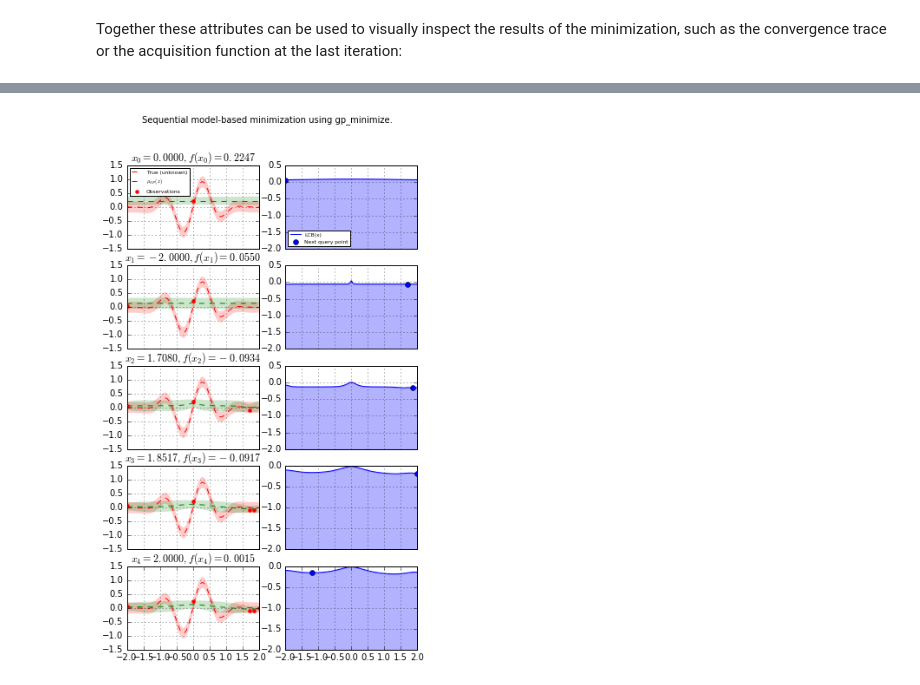
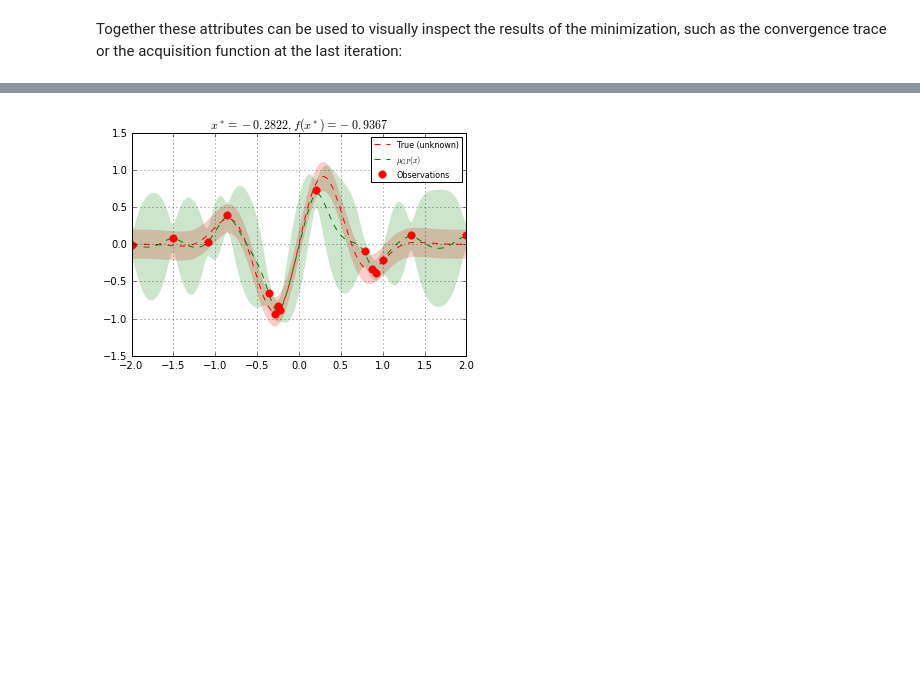
Before and after one commit to scikit-optimize/scikit-optimize, a Jupyter notebook: examples/bayesian-optimization.ipynb, the cells around one changed output, grey strips where cells are left out. Saved outputs shown, nothing was run; the diff lists cells and outputs as text; code cells hidden in the pictures; blank space fills up the shorter version.

```diff
--- a/examples/bayesian-optimization.ipynb
+++ b/examples/bayesian-optimization.ipynb
@@ -74,18 +74,13 @@ plt.show()
 Bayesian optimization based on gaussian process regression is implemented in `skopt.gp_minimize` and can be carried out as follows:
 # %%
 from skopt import gp_minimize
-from skopt.acquisition import gaussian_lcb
-from sklearn.gaussian_process import GaussianProcessRegressor
-from sklearn.gaussian_process.kernels import Matern
 
 res = gp_minimize(f,                  # the function to minimize
                   [(-2.0, 2.0)],      # the bounds on each dimension of x
-                  x0=[0.],            # the starting point
-                  acq_func="LCB",     # the acquisition function (optional)
-                  n_calls=15,         # the number of evaluations of f including at x0
-                  n_random_starts=0,  # the number of random initialization points
-                  random_state=777,
-                  noise=0.1**2)
+                  n_calls=15,         # the number of evaluations of f
+                  n_random_starts=5,  # the number of random initialization points
+                  noise=0.1**2,       # the noise level (optional)
+                  random_state=123)   # the random seed
 # %% [markdown]
 Accordingly, the approximated minimum is found to be:
 # %%
@@ -149,70 +214,36 @@ The second column shows the acquisition function values after every surrogate mo
 # %%
-plt.rcParams["figure.figsize"] = (6, 10)
+plt.rcParams["figure.figsize"] = (6, 4)
 
+# Plot f(x) + contours
 x = np.linspace(-2, 2, 400).reshape(-1, 1)
 x_gp = res.space.transform(x.tolist())
 
-fx = np.array([f(x_i, noise_level=0.0) for x_i in x])
+fx = [f(x_i, noise_level=0.0) for x_i in x]
+plt.plot(x, fx, "r--", label="True (unknown)")
+plt.fill(np.concatenate([x, x[::-1]]),
+         np.concatenate(([fx_i - 1.9600 * noise_level for fx_i in fx],
+                         [fx_i + 1.9600 * noise_level for fx_i in fx[::-1]])),
+         alpha=.2, fc="r", ec="None")
 
-# Plot first five iterations.
-for n_iter in range(5):
-    gp = res.models[n_iter]
-    curr_x_iters = res.x_iters[: n_iter+1]
-    curr_func_vals = res.func_vals[: n_iter+1]
+# Plot GP(x) + contours
+gp = res.models[-1]
+y_pred, sigma = gp.predict(x_gp, return_std=True)
 
-    # Plot true function.
-    plt.subplot(5, 2, 2*n_iter+1)
-    plt.plot(x, fx, "r--", label="True (unknown)")
-    plt.fill(np.concatenate([x, x[::-1]]),
-             np.concatenate([fx - 1.9600 * noise_level, fx[::-1] + 1.9600 * noise_level]),
-             alpha=.2, fc="r", ec="None")
-    if n_iter != 4:
-        plt.tick_params(
-            axis='x',          # changes apply to the x-axis
-            which='both',      # both major and minor ticks are affected
-            bottom='off',      # ticks along the bottom edge are off
-            top='off',         # ticks along the top edge are off
-            labelbottom='off') # labels along the bottom edge are off
+plt.plot(x, y_pred, "g--", label=r"$\mu_{GP}(x)$")
+plt.fill(np.concatenate([x, x[::-1]]),
+         np.concatenate([y_pred - 1.9600 * sigma,
+                         (y_pred + 1.9600 * sigma)[::-1]]),
+         alpha=.2, fc="g", ec="None")
 
-    # Plot GP(x) + contours
-    y_pred, sigma = gp.predict(x_gp, return_std=True)
-    plt.plot(x, y_pred, "g--", label=r"$\mu_{GP}(x)$")
-    plt.fill(np.concatenate([x, x[::-1]]),
-             np.concatenate([y_pred - 1.9600 * sigma,
-                             (y_pred + 1.9600 * sigma)[::-1]]),
-             alpha=.2, fc="g", ec="None")
+# Plot sampled points
+plt.plot(res.x_iters,
+         res.func_vals,
+         "r.", markersize=15, label="Observations")
 
-    # Plot sampled points
-    plt.plot(curr_x_iters, curr_func_vals,
-             "r.", markersize=8, label="Observations")
-    plt.title(r"$x_{%d} = %.4f, f(x_{%d}) = %.4f$" % (
-              n_iter, res.x_iters[n_iter][0], n_iter, res.func_vals[n_iter]))
-    plt.grid()
+plt.title(r"$x^* = %.4f, f(x^*) = %.4f$" % (res.x[0], res.fun))
+plt.legend(loc="best", prop={'size': 8}, numpoints=1)
+plt.grid()
 
-    if n_iter == 0:
-        plt.legend(loc="best", prop={'size': 6}, numpoints=1)
-
-    plt.subplot(5, 2, 2*n_iter+2)
-    acq = gaussian_lcb(x_gp, gp)
-    plt.plot(x, acq, "b", label="LCB(x)")
-    if n_iter != 4:
-        plt.tick_params(
-            axis='x',          # changes apply to the x-axis
-            which='both',      # both major and minor ticks are affected
-            bottom='off',      # ticks along the bottom edge are off
-            top='off',         # ticks along the top edge are off
-            labelbottom='off') # labels along the bottom edge are off
-    plt.fill_between(x.ravel(), -2.0, acq.ravel(), alpha=0.3, color='blue')
-
-    next_x = res.x_iters[n_iter + 1]
-    next_acq = gaussian_lcb(res.space.transform([next_x]), gp)
-    plt.plot(next_x, next_acq, "bo", markersize=6, label="Next query point")
-    plt.grid()
-
-    if n_iter == 0:
-        plt.legend(loc="best", prop={'size': 6}, numpoints=1)
-
-plt.suptitle("Sequential model-based minimization using gp_minimize.", fontsize=10)
 plt.show()
 # %% [output]
-[figure, old version]
+[figure, new version]
```
Also changed, not shown: parts of 11 cells of this notebook.
